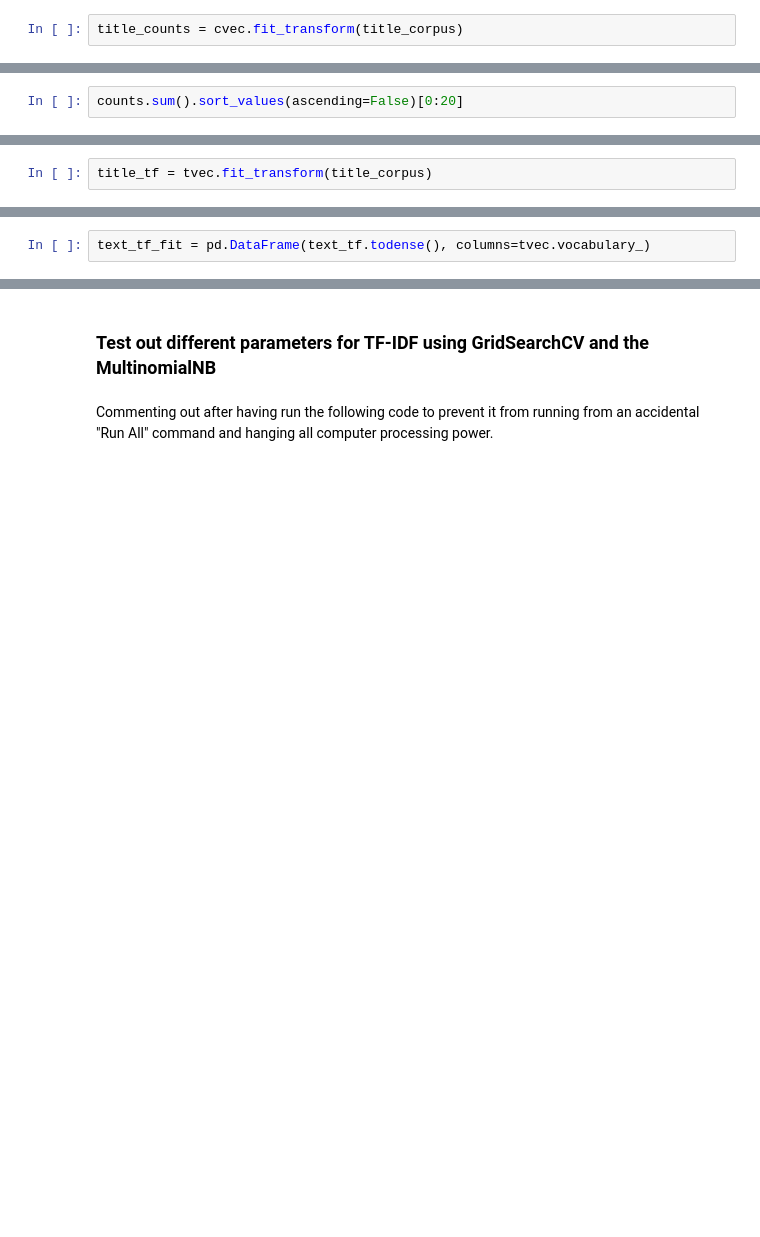
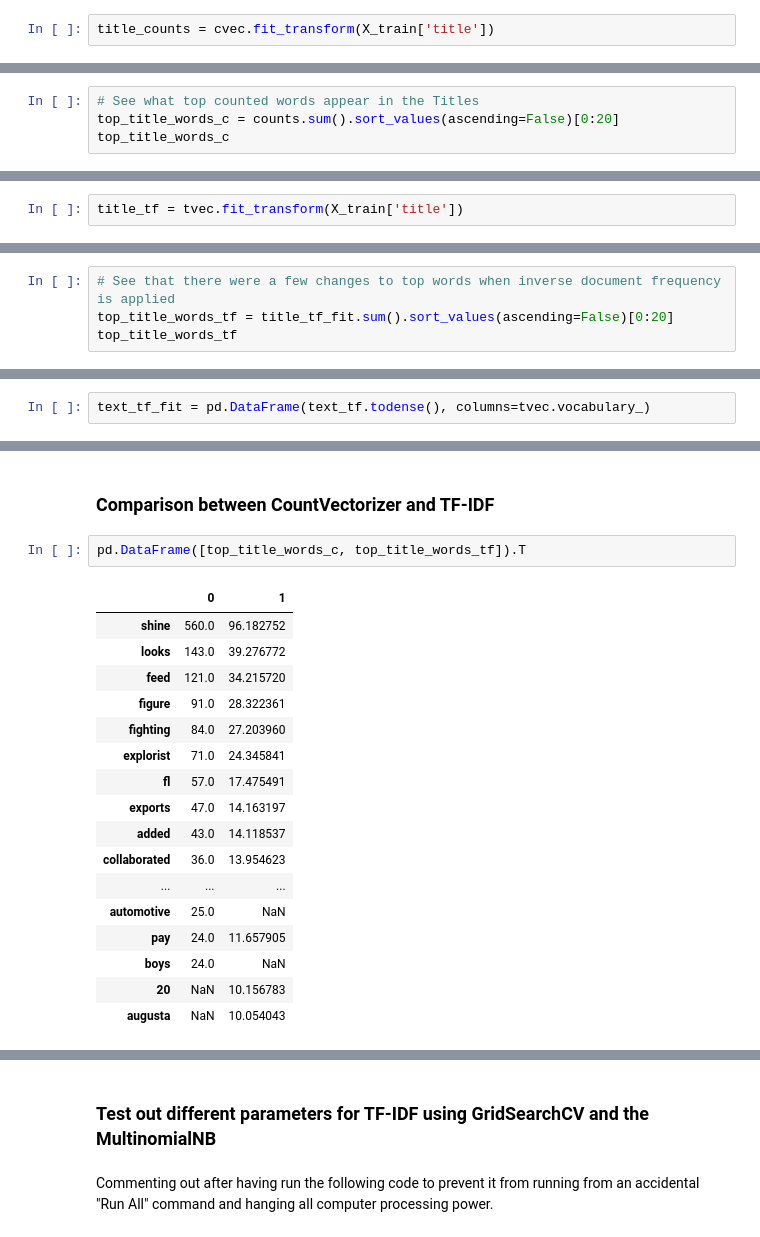
Before and after one commit to nmlook/GA_Project-3_NLP, a Jupyter notebook: Project 3 Modeling.ipynb, the cells around one changed output, grey strips where cells are left out. Saved outputs shown, nothing was run; the diff lists cells and outputs as text; blank space fills up the shorter version.

```diff
--- a/Project 3 Modeling.ipynb
+++ b/Project 3 Modeling.ipynb
@@ -379,8 +382,10 @@ no_na = ['na']
 cvec = CountVectorizer(stop_words=custom_stopwords)
 # %%
-title_counts = cvec.fit_transform(title_corpus)
+title_counts = cvec.fit_transform(X_train['title'])
 # %%
 counts = pd.DataFrame(title_counts.todense(), columns=cvec.vocabulary_)
 # %%
-counts.sum().sort_values(ascending=False)[0:20]
+# See what top counted words appear in the Titles
+top_title_words_c = counts.sum().sort_values(ascending=False)[0:20]
+top_title_words_c
 # %% [output]
@@ -441,6 +444,6 @@ all_counts.shape
 # Instantiate
 tvec = TfidfVectorizer(stop_words=custom_stopwords)
 # %%
-title_tf = tvec.fit_transform(title_corpus)
+title_tf = tvec.fit_transform(X_train['title'])
 # %%
 title_tf_fit = pd.DataFrame(title_tf.todense(), columns=tvec.vocabulary_)
@@ -466,0 +450,4 @@ dtype: float64
+# %%
+# See that there were a few changes to top words when inverse document frequency is applied
+top_title_words_tf = title_tf_fit.sum().sort_values(ascending=False)[0:20]
+top_title_words_tf
@@ -490 +498,23 @@ slowest      16.442850
 dtype: float64
+# %% [markdown]
+### Comparison between CountVectorizer and TF-IDF
+# %%
+pd.DataFrame([top_title_words_c, top_title_words_tf]).T
+# %% [output]
+|  | 0 | 1 |
+| shine | 560.0 | 96.182752 |
+| looks | 143.0 | 39.276772 |
+| feed | 121.0 | 34.215720 |
+| figure | 91.0 | 28.322361 |
+| fighting | 84.0 | 27.203960 |
+| explorist | 71.0 | 24.345841 |
+| fl | 57.0 | 17.475491 |
+| exports | 47.0 | 14.163197 |
+| added | 43.0 | 14.118537 |
+| collaborated | 36.0 | 13.954623 |
+| ... | ... | ... |
+| automotive | 25.0 | NaN |
+| pay | 24.0 | 11.657905 |
+| boys | 24.0 | NaN |
+| 20 | NaN | 10.156783 |
+| augusta | NaN | 10.054043 |
```
Also changed, not shown: parts of 91 cells of this notebook, 1 other file.
